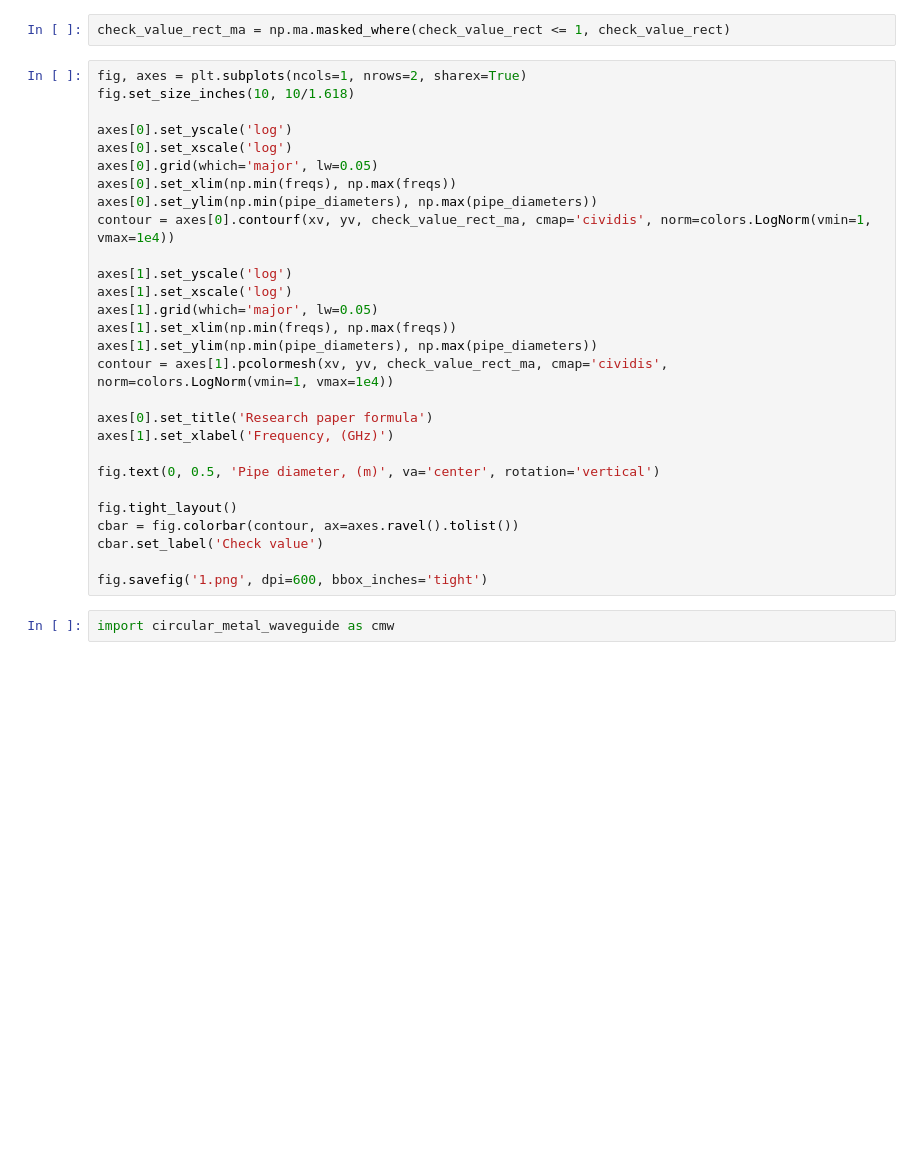
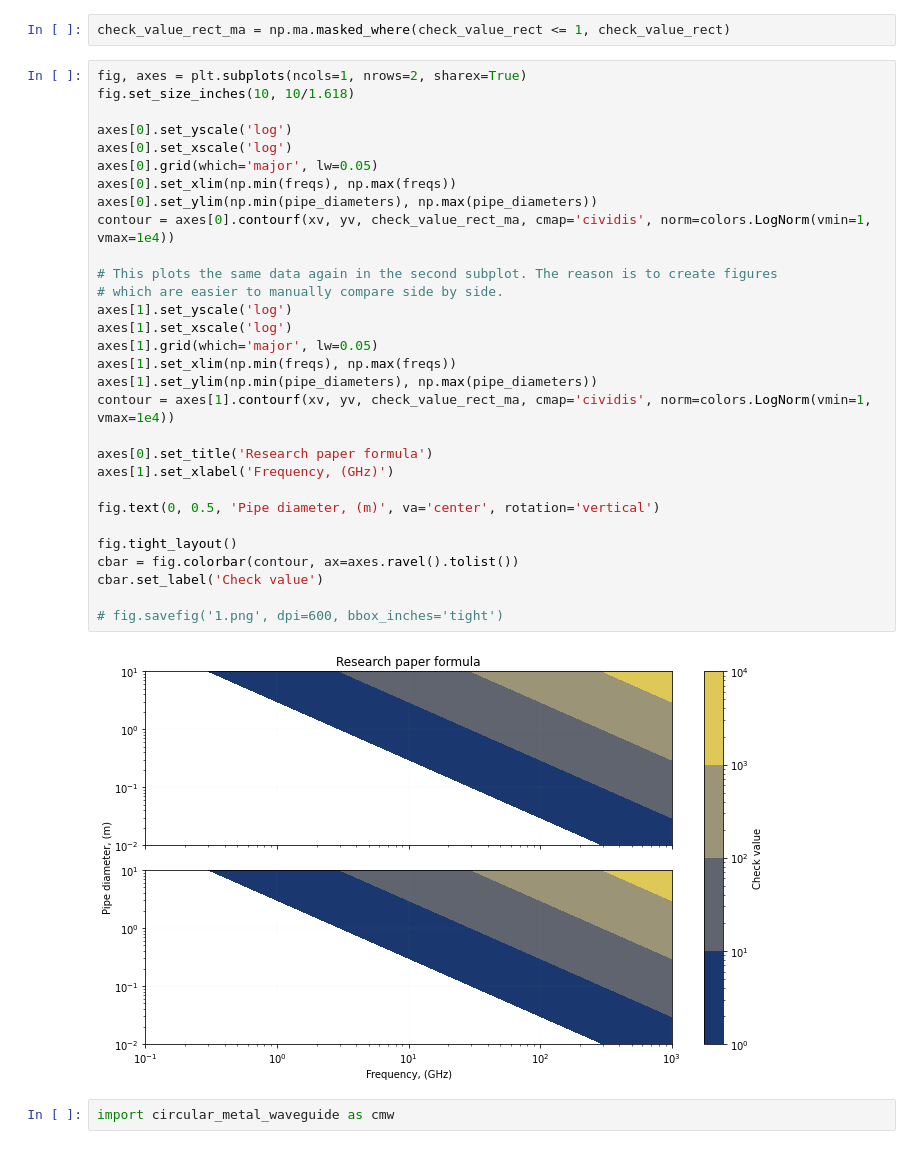
Before and after one commit to elvd/rf_sewer_pipes, a Jupyter notebook: RF in Sewer Pipes - Electrically Large Pipes.ipynb, the cells around one changed output. Cells and saved outputs as stored; diff of their text form; blank space fills up the shorter version.

```diff
--- a/RF in Sewer Pipes - Electrically Large Pipes.ipynb
+++ b/RF in Sewer Pipes - Electrically Large Pipes.ipynb
@@ -130,30 +168,34 @@ check_value_rect_ma = np.ma.masked_where(check_value_rect <= 1, check_value_rect
 # %%
 fig, axes = plt.subplots(ncols=1, nrows=2, sharex=True)
 fig.set_size_inches(10, 10/1.618)
 
 axes[0].set_yscale('log')
 axes[0].set_xscale('log')
 axes[0].grid(which='major', lw=0.05)
 axes[0].set_xlim(np.min(freqs), np.max(freqs))
 axes[0].set_ylim(np.min(pipe_diameters), np.max(pipe_diameters))
 contour = axes[0].contourf(xv, yv, check_value_rect_ma, cmap='cividis', norm=colors.LogNorm(vmin=1, vmax=1e4))
 
+# This plots the same data again in the second subplot. The reason is to create figures
+# which are easier to manually compare side by side.
 axes[1].set_yscale('log')
 axes[1].set_xscale('log')
 axes[1].grid(which='major', lw=0.05)
 axes[1].set_xlim(np.min(freqs), np.max(freqs))
 axes[1].set_ylim(np.min(pipe_diameters), np.max(pipe_diameters))
-contour = axes[1].pcolormesh(xv, yv, check_value_rect_ma, cmap='cividis', norm=colors.LogNorm(vmin=1, vmax=1e4))
+contour = axes[1].contourf(xv, yv, check_value_rect_ma, cmap='cividis', norm=colors.LogNorm(vmin=1, vmax=1e4))
 
 axes[0].set_title('Research paper formula')
 axes[1].set_xlabel('Frequency, (GHz)')
 
 fig.text(0, 0.5, 'Pipe diameter, (m)', va='center', rotation='vertical')
 
 fig.tight_layout()
 cbar = fig.colorbar(contour, ax=axes.ravel().tolist())
 cbar.set_label('Check value')
 
-fig.savefig('1.png', dpi=600, bbox_inches='tight')
+# fig.savefig('1.png', dpi=600, bbox_inches='tight')
+# %% [output]
+[figure, added]
 # %%
 import circular_metal_waveguide as cmw
```
Also changed, not shown: parts of 14 cells of this notebook, 7 other files.
